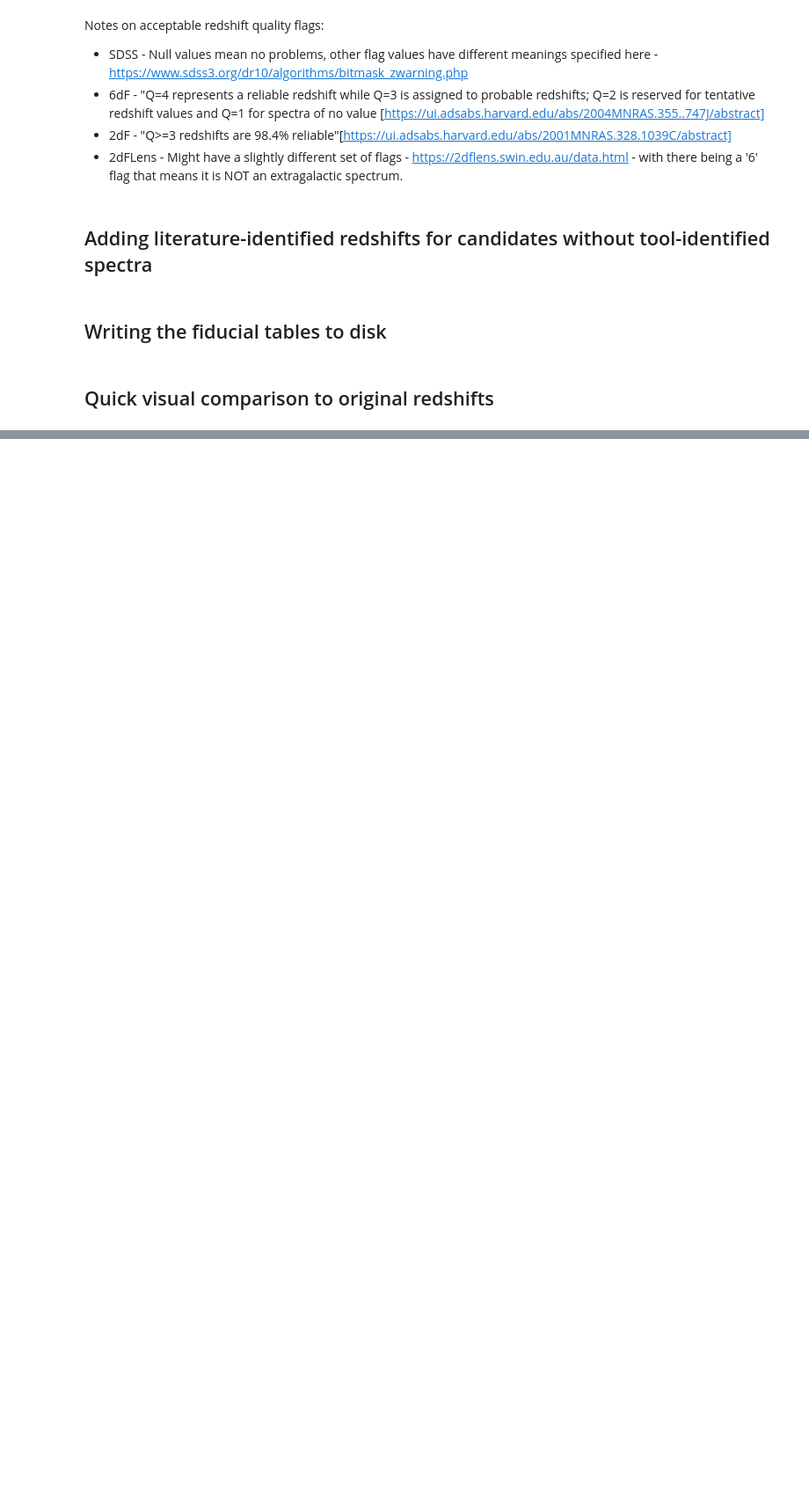
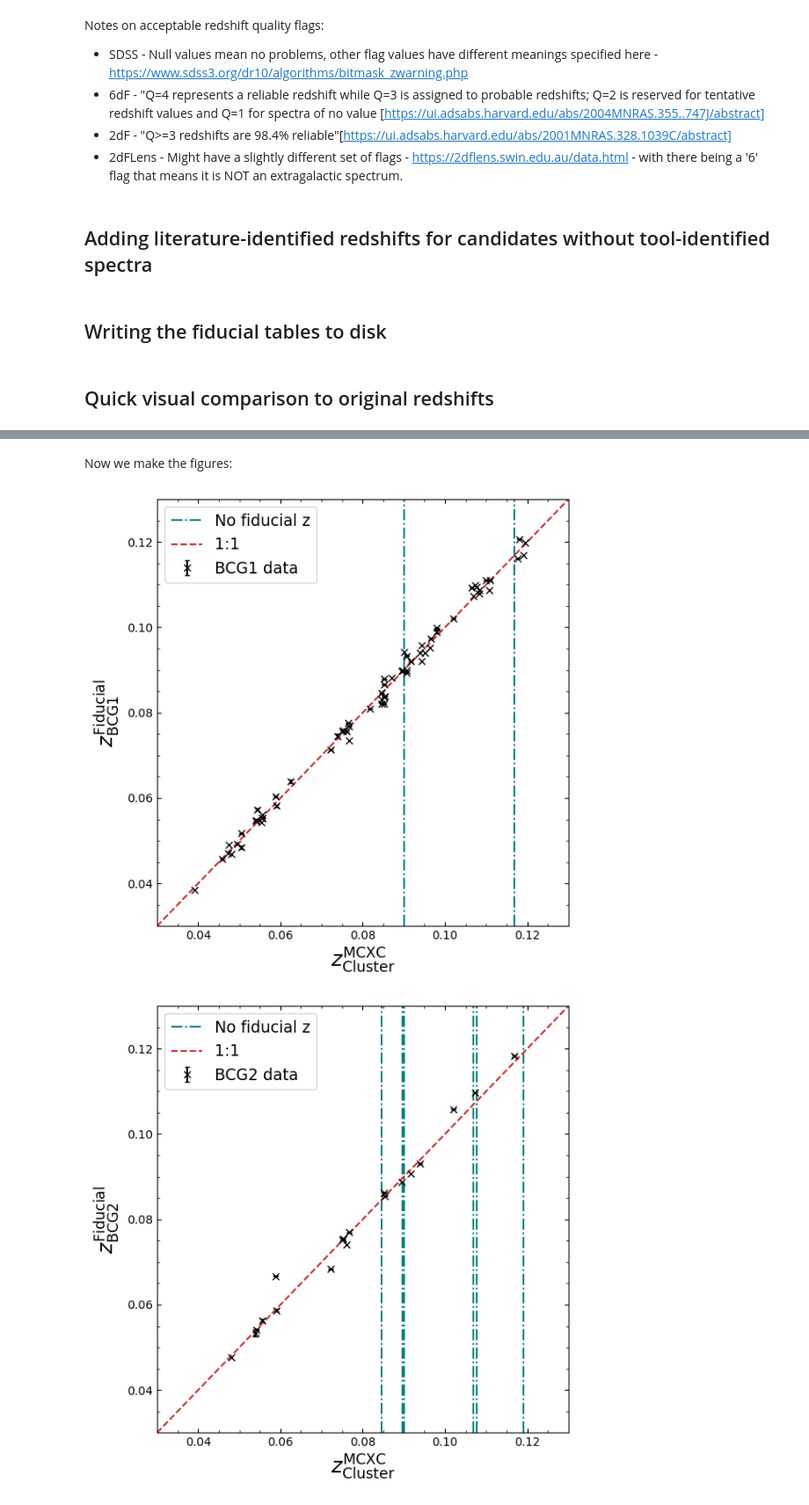
Before and after one commit to LoVoCCS/LoVoCCS-BCG-Ident, a Jupyter notebook: STEP4-fiducial_redshift_table.ipynb, the cells around one changed output, grey strips where cells are left out. Shown at 88% size. Drawn from its saved outputs; the diff is of its cells as text; code cells hidden in the pictures; blank space fills up the shorter version.

Commit message:
Saved the fiducial spec-z to MCXC cluster z comparison figures

```diff
--- a/STEP4-fiducial_redshift_table.ipynb
+++ b/STEP4-fiducial_redshift_table.ipynb
@@ -329,0 +302,49 @@ for cur_cand, cur_fid_z_df in fid_z_dfs.items():
+# %%
+comp_fig_dir = tab_dir + "comparison_figures/"
+os.makedirs(comp_fig_dir, exist_ok=True)
+# %% [markdown]
+Now we make the figures:
+# %%
+for cur_cand, cur_fid_z_df in fid_z_dfs.items():
+    og_zs = samp.loc[cur_fid_z_df['name'], 'redshift'].values
+
+    plt.figure(figsize=(6, 6))
+    # plt.title("{cc} candidate redshift comparison".format(cc=cur_cand), fontsize=15)
+    plt.minorticks_on()
+    plt.tick_params(which='both', direction='in', top=True, right=True)
+
+    plt.errorbar(og_zs, cur_fid_z_df['z'].values, yerr=cur_fid_z_df['z_err'].values, fmt='kx', capsize=2,
+                 label="{cc} data".format(cc=cur_cand))
+
+    # Show the MCXC redshifts with no corresponding fiducial redshift as vertical lines
+    og_zs_with_no_new_specz = og_zs[np.where(np.isnan(cur_fid_z_df['z'].values))[0]]
+    for lonely_og_z_ind, lonely_og_z in enumerate(og_zs_with_no_new_specz):
+        if lonely_og_z_ind == 0:
+            label = 'No fiducial z'
+        else:
+            label = None
+        plt.axvline(lonely_og_z, color='teal', linestyle='dashdot', label=label)
+
+    lims = [0.03, 0.13]
+
+    # For safety - will show a warning if any data points are off of this plot
+    if (og_zs < lims[0]).any() or (og_zs > lims[1]).any():
+        warn("Some original MCXC redshifts are outside the current limits; {l}-{u}".format(l=lims[0], u=lims[1]))
+
+    if (cur_fid_z_df['z'].values < lims[0]).any() or (cur_fid_z_df['z'].values > lims[1]).any():
+        warn("Some original MCXC redshifts are outside the current limits; {l}-{u}".format(l=lims[0], u=lims[1]))
+
+    plt.plot(lims, lims, color='tab:red', linestyle='dashed', label='1:1')
+    plt.xlim(lims)
+    plt.ylim(lims)
+
+    plt.xlabel(r'$z^{\rm{MCXC}}_{\rm{Cluster}}$', fontsize=18)
+    plt.ylabel(r'$z^{\rm{Fiducial}}_{\rm{' + cur_cand + '}}$', fontsize=18)
+
+    plt.legend(loc='best', fontsize=13.5)
+    plt.tight_layout()
+    plt.savefig(comp_fig_dir + "{cc}_fiducial_z_vs_mcxc-cluster-z.pdf".format(cc=cur_cand), bbox_inches='tight')
+    plt.show()
+# %% [output]
+[figure, added]
+[figure, added]
```
Also changed, not shown: parts of 2 cells of this notebook, 4 other files.
